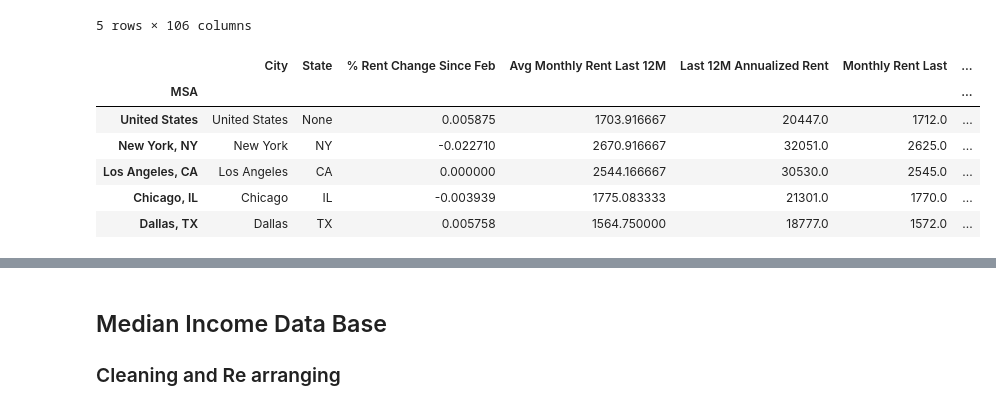
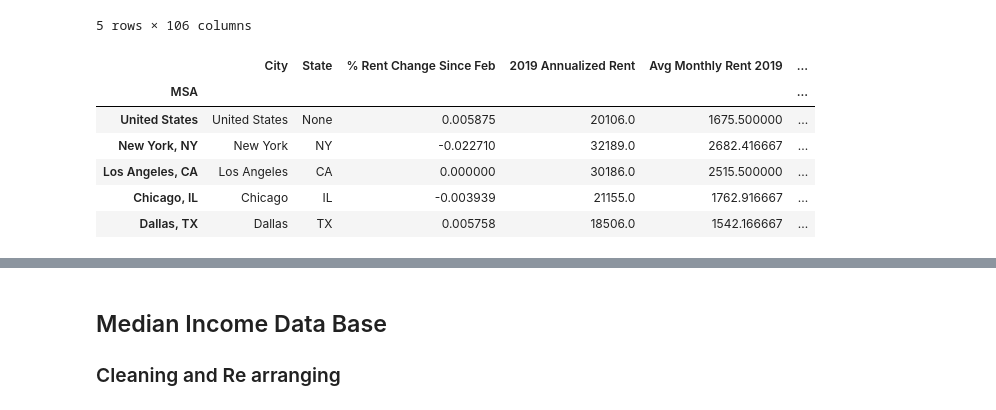
Before and after one commit to Luminous171/Project_1, a Jupyter notebook: Python_Files/clean_data_bases_2020.11.10.ipynb, the cells around one changed output, grey strips where cells are left out. Cells and saved outputs as stored; diff of their text form; code cells hidden in the pictures.

```diff
--- a/Python_Files/clean_data_bases_2020.11.10.ipynb
+++ b/Python_Files/clean_data_bases_2020.11.10.ipynb
@@ -263,10 +263,13 @@ rent_stats_df=pd.DataFrame(change_since_feb,columns=['% Rent Change Since Feb'])
 avg_last_12m=rental_price_df.iloc[-12:,:].mean()
 rent_stats_df['Avg Monthly Rent Last 12M']=avg_last_12m
 
-
+# Do the same for 2019
+avg_2019= rental_price_df.loc['2019-01':'2019-12',:].mean()
+rent_stats_df['Avg Monthly Rent 2019']=avg_2019
 
 # Annualized Last 12 Months average: to calculate affordability
 rent_stats_df['Last 12M Annualized Rent']=avg_last_12m*12
+rent_stats_df['2019 Annualized Rent']=avg_2019*12
 
 
 # Most Recent Data Point
@@ -295,38 +298,38 @@ rent_stats_df['oldest_value']= rental_price_df.iloc[0]
 ##rental_price_df.iloc[rental_price_df.apply(pd.Series.first_valid_index)]     #rental_price_df.loc[rental_price_df.notna().idxmax()] # rental_price_df.loc[rental_price_df.apply(pd.Series.first_valid_index)]
 #rental_price_df.loc[rental_price_df.apply(pd.Series.first_valid_index)]
 
 
 # calculate the number of periods
 rent_stats_df['months_diff'] = rent_stats_df['last_date'].dt.to_period('M').astype(int)-rent_stats_df['oldest_date'].dt.to_period('M').astype(int)
 
 # Actual CAGR
 period=12
 rent_stats_df['Rent CAGR since 2014-01']=(rent_stats_df['Monthly Rent Last']/rent_stats_df['oldest_value'])**(period*1/rent_stats_df['months_diff'])-1
 
 
 # Calculate Standard Deviation and I annualize
 monthly_rent_change_df=rental_price_df.pct_change()
 monthly_std_sales_df=monthly_rent_change_df.std()*np.sqrt(12)
 rent_stats_df['Rent Standard Deviation']=monthly_returns_sales_df.std()
 
 
 # Create columns with city and state to allow more flexibility when showing data
 # sale_stats_df[['City','State']] = sale_stats_df['MSA'].str.split(", ", n = 1, expand=True) # Split City from text string
 rent_stats_df.reset_index(inplace=True)
 rent_stats_df.rename(columns={'index':'MSA'}, inplace= True)
 rent_stats_df[['City','State']] = rent_stats_df['MSA'].str.split(", ", n = 1, expand=True) # Split City from text string
 rent_stats_df.set_index('MSA',inplace=True)
 
 
 # re arrange order and drop columns we do not need
-rent_stats_df=rent_stats_df[['City', 'State', '% Rent Change Since Feb', 'Avg Monthly Rent Last 12M', 'Last 12M Annualized Rent','Monthly Rent Last' ,'Rent CAGR since 2014-01','Rent Standard Deviation']]
+rent_stats_df=rent_stats_df[['City', 'State', '% Rent Change Since Feb','2019 Annualized Rent','Avg Monthly Rent 2019', 'Avg Monthly Rent Last 12M', 'Last 12M Annualized Rent','Monthly Rent Last' ,'Rent CAGR since 2014-01','Rent Standard Deviation']]
 
 rent_stats_df.head(5)
 # %% [output]
-|  | City | State | % Rent Change Since Feb | Avg Monthly Rent Last 12M | Last 12M Annualized Rent | Monthly Rent Last | ... |
-| MSA |  |  |  |  |  |  | ... |
-| United States | United States | None | 0.005875 | 1703.916667 | 20447.0 | 1712.0 | ... |
-| New York, NY | New York | NY | -0.022710 | 2670.916667 | 32051.0 | 2625.0 | ... |
-| Los Angeles, CA | Los Angeles | CA | 0.000000 | 2544.166667 | 30530.0 | 2545.0 | ... |
-| Chicago, IL | Chicago | IL | -0.003939 | 1775.083333 | 21301.0 | 1770.0 | ... |
-| Dallas, TX | Dallas | TX | 0.005758 | 1564.750000 | 18777.0 | 1572.0 | ... |
+|  | City | State | % Rent Change Since Feb | 2019 Annualized Rent | Avg Monthly Rent 2019 | ... |
+| MSA |  |  |  |  |  | ... |
+| United States | United States | None | 0.005875 | 20106.0 | 1675.500000 | ... |
+| New York, NY | New York | NY | -0.022710 | 32189.0 | 2682.416667 | ... |
+| Los Angeles, CA | Los Angeles | CA | 0.000000 | 30186.0 | 2515.500000 | ... |
+| Chicago, IL | Chicago | IL | -0.003939 | 21155.0 | 1762.916667 | ... |
+| Dallas, TX | Dallas | TX | 0.005758 | 18506.0 | 1542.166667 | ... |
```
Also changed, not shown: parts of 3 cells of this notebook.
